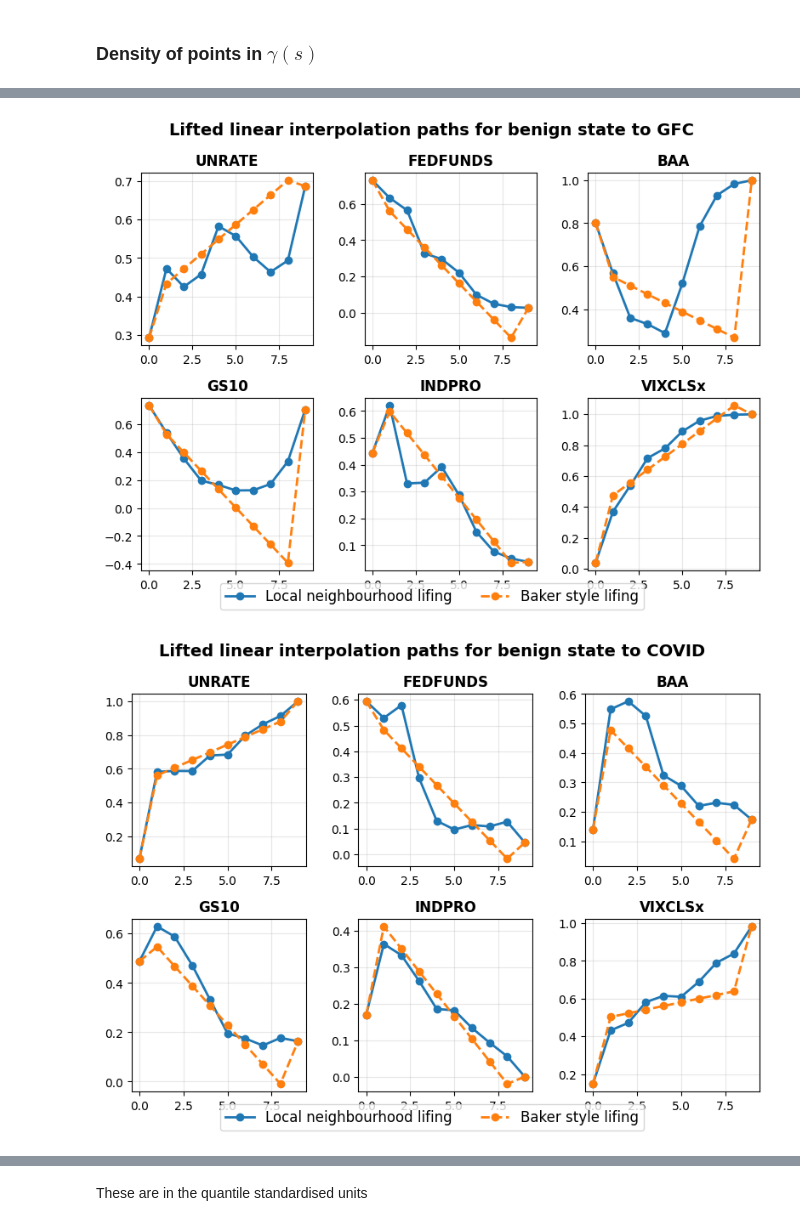
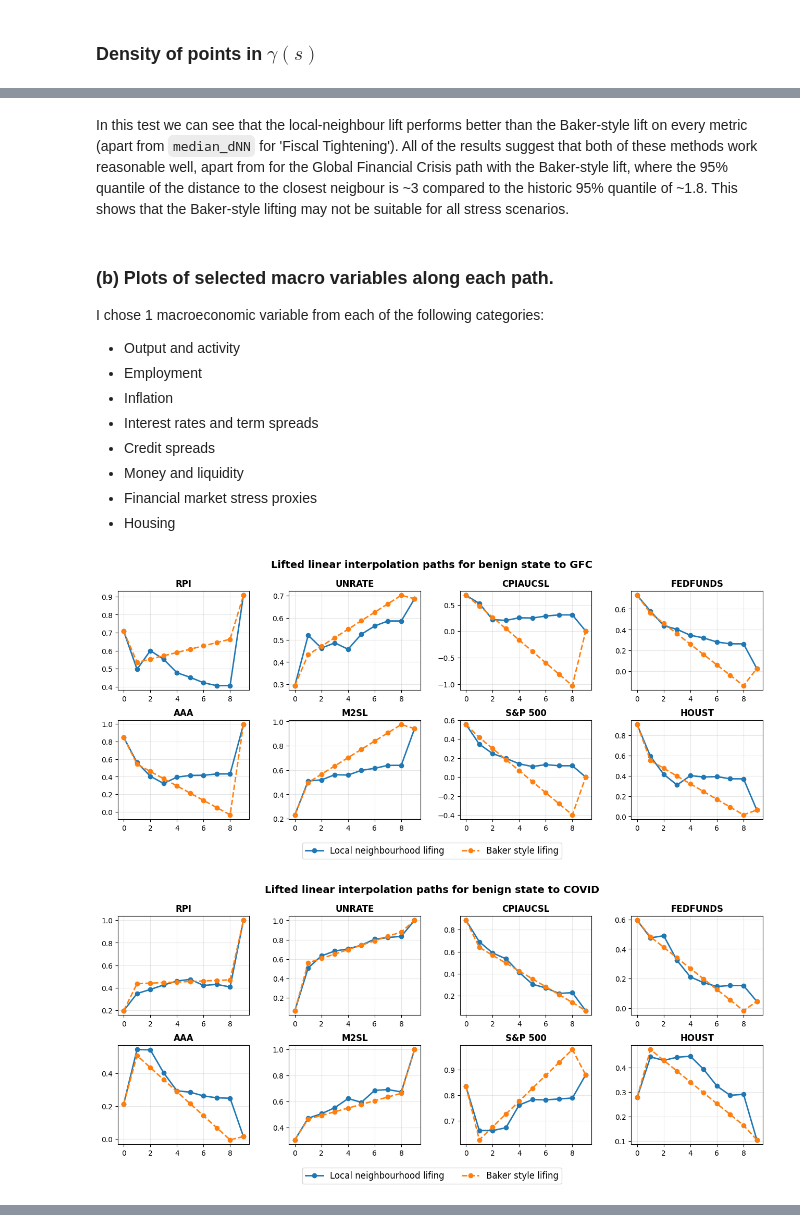
Before and after one commit to adamfowliee/JDKF_Starter, a Jupyter notebook: dissertation_brief/brief_phase5.ipynb, the cells around one changed output, grey strips where cells are left out. Drawn from its saved outputs; the diff is of its cells as text; code cells hidden in the pictures.

```diff
--- a/dissertation_brief/brief_phase5.ipynb
+++ b/dissertation_brief/brief_phase5.ipynb
@@ -213,0 +216,36 @@ The LNL RMSE is leave-one-out whereas the Baker style RMSE uses in-sample testin
+# %%
+idx_pairs = {name: (dates.get_loc(pair[0]), dates.get_loc(pair[1])) for name, pair in endpoint_pairs.items()}
+
+lifted_paths = {name: {"LNL": None, "baker": None, "lnl_validation": None, "baker_validation": None, "density": None} for name in idx_pairs.keys()}
+
+for event, (start_idx, end_idx) in idx_pairs.items():
+    z_lnl, gamma = local_neighbourhood_lifting(Z, Psi, start_idx, end_idx, m=27, tau=TAU, n_grid=10)
+    z_baker, _ = baker_lift(Z, Psi, start_idx, end_idx, n_grid=10)
+    lifted_paths[event]["LNL"] = z_lnl
+    lifted_paths[event]["baker"] = z_baker
+    lifted_paths[event]["lnl_validation"] = (lift_validation(z_lnl, Z))
+    lifted_paths[event]["baker_validation"] = (lift_validation(z_baker, Z))
+    lifted_paths[event]["density"] = (latent_density_at_points(gamma, Psi, h=h, delta=DELTA))
+# %%
+DZ = squareform(pdist(Z))
+np.fill_diagonal(DZ, np.inf)
+
+d_Z = np.min(DZ, axis=1)
+
+d_Z_median = np.median(d_Z)
+d_Z_95 = np.quantile(d_Z, 0.95)
+
+rows = []
+
+for event in lifted_paths.keys():
+    d_lnl = np.ravel(lifted_paths[event]["lnl_validation"])[1:-1]
+    d_baker = np.ravel(lifted_paths[event]["baker_validation"])[1:-1]
+
+    rows.append({"event": event, "path_type": "LNL", "median_dNN": np.median(d_lnl), "95%_dNN": np.quantile(d_lnl, 0.95),
+                 "max_dNN": np.max(d_lnl), "historical_median_dNN": d_Z_median, "historical_95%_dNN": d_Z_95})
+
+    rows.append({"event": event, "path_type": "Baker", "median_dNN": np.median(d_baker), "95%_dNN": np.quantile(d_baker, 0.95),
+                 "max_dNN": np.max(d_baker), "historical_median_dNN": d_Z_median, "historical_95%_dNN": d_Z_95})
+
+plausibility_df = pd.DataFrame(rows)
+display(plausibility_df)
@@ -214,29 +262,40 @@ The LNL RMSE is leave-one-out whereas the Baker style RMSE uses in-sample testin
+# %% [markdown]
+In this test we can see that the local-neighbour lift performs better than the Baker-style lift on every metric (apart from `median_dNN` for 'Fiscal Tightening'). All of the results suggest that both of these methods work reasonable well, apart from for the Global Financial Crisis path with the Baker-style lift, where the 95% quantile of the distance to the closest neigbour is ~3 compared to the historic 95% quantile of ~1.8. This shows that the Baker-style lifting may not be suitable for all stress scenarios.
+# %% [markdown]
+### (b) Plots of selected macro variables along each path.
+I chose 1 macroeconomic variable from each of the following categories:
+- Output and activity
+- Employment
+- Inflation
+- Interest rates and term spreads
+- Credit spreads
+- Money and liquidity
+- Financial market stress proxies
+- Housing
 # %%
-event = "Recession Trough"
-
-selected_vars = ["UNRATE", "FEDFUNDS", "BAA", "GS10", "INDPRO", "VIXCLSx"]
+selected_vars = ['RPI', 'UNRATE', 'CPIAUCSL', 'FEDFUNDS', 'AAA', 'M2SL', 'S&P 500', 'HOUST']
 selected_idxs = [variables.get_loc(col) for col in selected_vars]
 
 for event in lifted_paths.keys():
     local_neighbour_path = lifted_paths[event]["LNL"]
     baker_path = lifted_paths[event]["baker"]
 
-    fig, axes = plt.subplots(2, 3, figsize=(8, 6))
+    fig, axes = plt.subplots(2, 4, figsize=(13, 6))
     axes_flat = axes.flatten()
 
     for i, var in enumerate(selected_idxs):
         ax = axes_flat[i]
         ax.plot(local_neighbour_path[:, var], marker="o", linewidth=2)
         ax.plot(baker_path[:, var], marker="o", linewidth=2, linestyle="--")
         ax.set_title(selected_vars[i], fontsize=12, fontweight='bold')
         ax.grid(alpha=0.3)
 
     plt.suptitle(f"Lifted linear interpolation paths for benign state to {event}", fontsize=14, fontweight='bold')
     fig.legend(labels=["Local neighbourhood lifing", "Baker style lifing"], loc="lower center", ncol=2, fontsize=12,bbox_to_anchor=(0.5, 0.01))
 
     plt.tight_layout()
-    plt.subplots_adjust(bottom=0.10, hspace=0.3, wspace=0.3)
+    plt.subplots_adjust(bottom=0.15, hspace=0.3, wspace=0.3)
     plt.show()
 # %% [output]
-[figure, old version]
+[figure, new version]
-[figure, old version]
+[figure, new version]
@@ -245,2 +303,0 @@ for event in lifted_paths.keys():
-# %% [markdown]
-These are in the quantile standardised units
```
Also changed, not shown: parts of 21 cells of this notebook.
